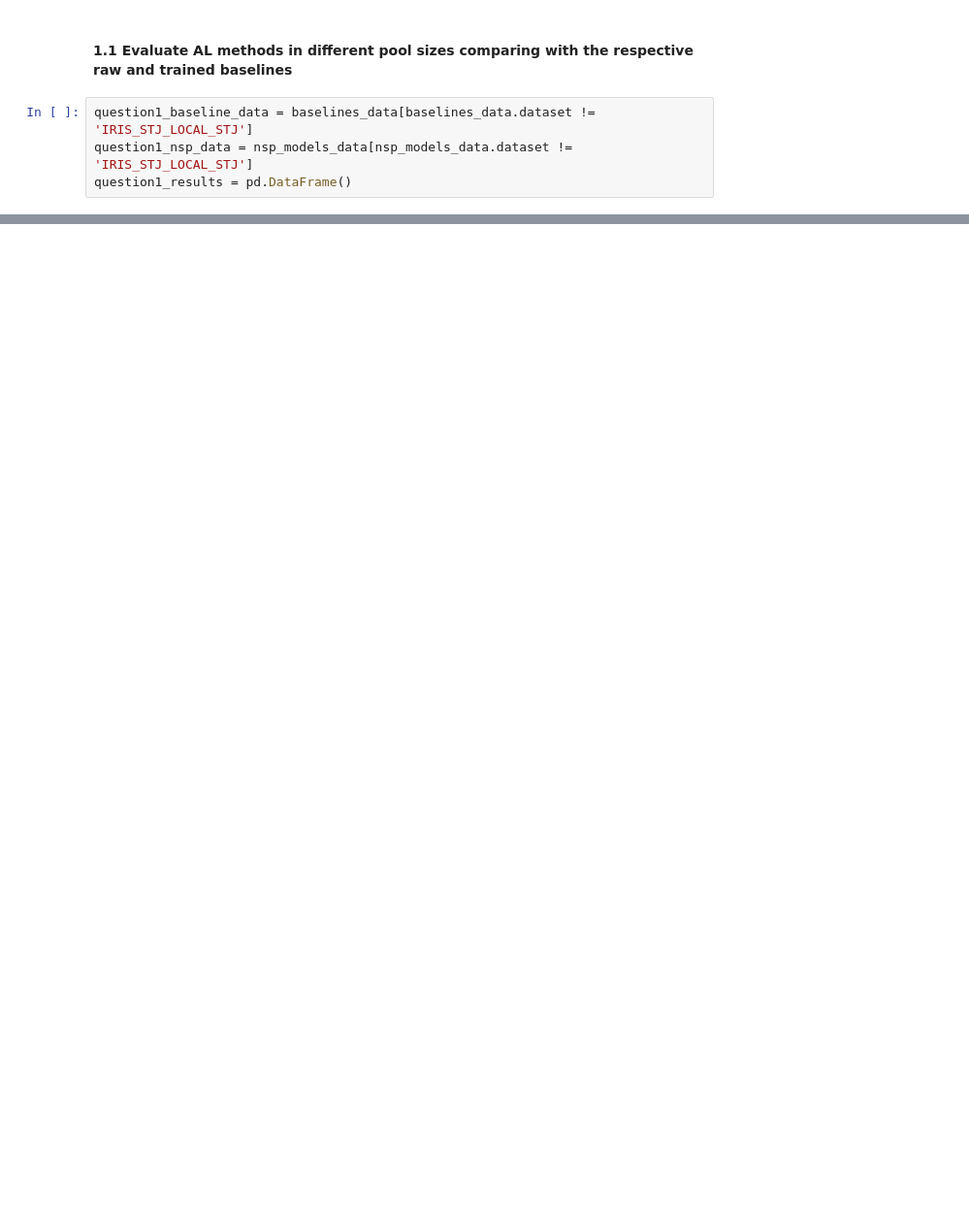
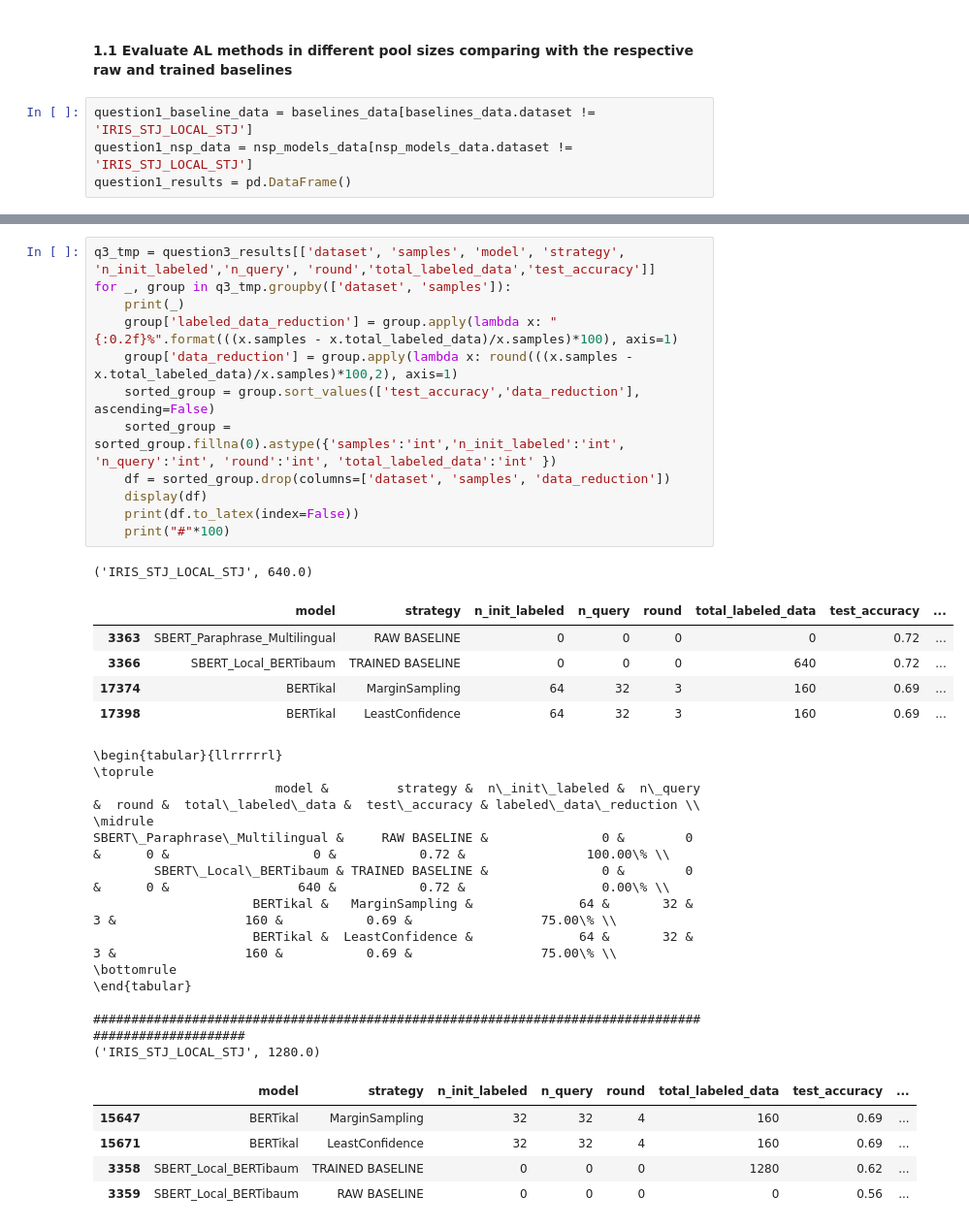
Before and after one commit to danieljunior/deep-active-learning, a Jupyter notebook: notebooks/runs_analysis.ipynb, the cells around one changed output, grey strips where cells are left out. Shown: that part at 97% size. Drawn from its saved outputs; the diff is of its cells as text; blank space fills up the shorter version.

```diff
--- a/notebooks/runs_analysis.ipynb
+++ b/notebooks/runs_analysis.ipynb
@@ -354,0 +470,37 @@ from autorank import autorank, plot_stats, create_report, latex_table
+# %%
+q3_tmp = question3_results[['dataset', 'samples', 'model', 'strategy', 'n_init_labeled','n_query', 'round','total_labeled_data','test_accuracy']]
+for _, group in q3_tmp.groupby(['dataset', 'samples']):
+    print(_)
+    group['labeled_data_reduction'] = group.apply(lambda x: "{:0.2f}%".format(((x.samples - x.total_labeled_data)/x.samples)*100), axis=1)
+    group['data_reduction'] = group.apply(lambda x: round(((x.samples - x.total_labeled_data)/x.samples)*100,2), axis=1)
+    sorted_group = group.sort_values(['test_accuracy','data_reduction'], ascending=False)
+    sorted_group = sorted_group.fillna(0).astype({'samples':'int','n_init_labeled':'int', 'n_query':'int', 'round':'int', 'total_labeled_data':'int' })
+    df = sorted_group.drop(columns=['dataset', 'samples', 'data_reduction'])
+    display(df)
+    print(df.to_latex(index=False))
+    print("#"*100)
+# %% [output]
+('IRIS_STJ_LOCAL_STJ', 640.0)
+|  | model | strategy | n_init_labeled | n_query | round | total_labeled_data | test_accuracy | ... |
+| 3363 | SBERT_Paraphrase_Multilingual | RAW BASELINE | 0 | 0 | 0 | 0 | 0.72 | ... |
+| 3366 | SBERT_Local_BERTibaum | TRAINED BASELINE | 0 | 0 | 0 | 640 | 0.72 | ... |
+| 17374 | BERTikal | MarginSampling | 64 | 32 | 3 | 160 | 0.69 | ... |
+| 17398 | BERTikal | LeastConfidence | 64 | 32 | 3 | 160 | 0.69 | ... |
+\begin{tabular}{llrrrrrl}
+\toprule
+                        model &         strategy &  n\_init\_labeled &  n\_query &  round &  total\_labeled\_data &  test\_accuracy & labeled\_data\_reduction \\
+\midrule
+SBERT\_Paraphrase\_Multilingual &     RAW BASELINE &               0 &        0 &      0 &                   0 &           0.72 &                100.00\% \\
+        SBERT\_Local\_BERTibaum & TRAINED BASELINE &               0 &        0 &      0 &                 640 &           0.72 &                  0.00\% \\
+                     BERTikal &   MarginSampling &              64 &       32 &      3 &                 160 &           0.69 &                 75.00\% \\
+                     BERTikal &  LeastConfidence &              64 &       32 &      3 &                 160 &           0.69 &                 75.00\% \\
+\bottomrule
+\end{tabular}
+
+####################################################################################################
+('IRIS_STJ_LOCAL_STJ', 1280.0)
+|  | model | strategy | n_init_labeled | n_query | round | total_labeled_data | test_accuracy | ... |
+| 15647 | BERTikal | MarginSampling | 32 | 32 | 4 | 160 | 0.69 | ... |
+| 15671 | BERTikal | LeastConfidence | 32 | 32 | 4 | 160 | 0.69 | ... |
+| 3358 | SBERT_Local_BERTibaum | TRAINED BASELINE | 0 | 0 | 0 | 1280 | 0.62 | ... |
+| 3359 | SBERT_Local_BERTibaum | RAW BASELINE | 0 | 0 | 0 | 0 | 0.56 | ... |
```
Also changed, not shown: parts of 24 cells of this notebook, 10 other files.
